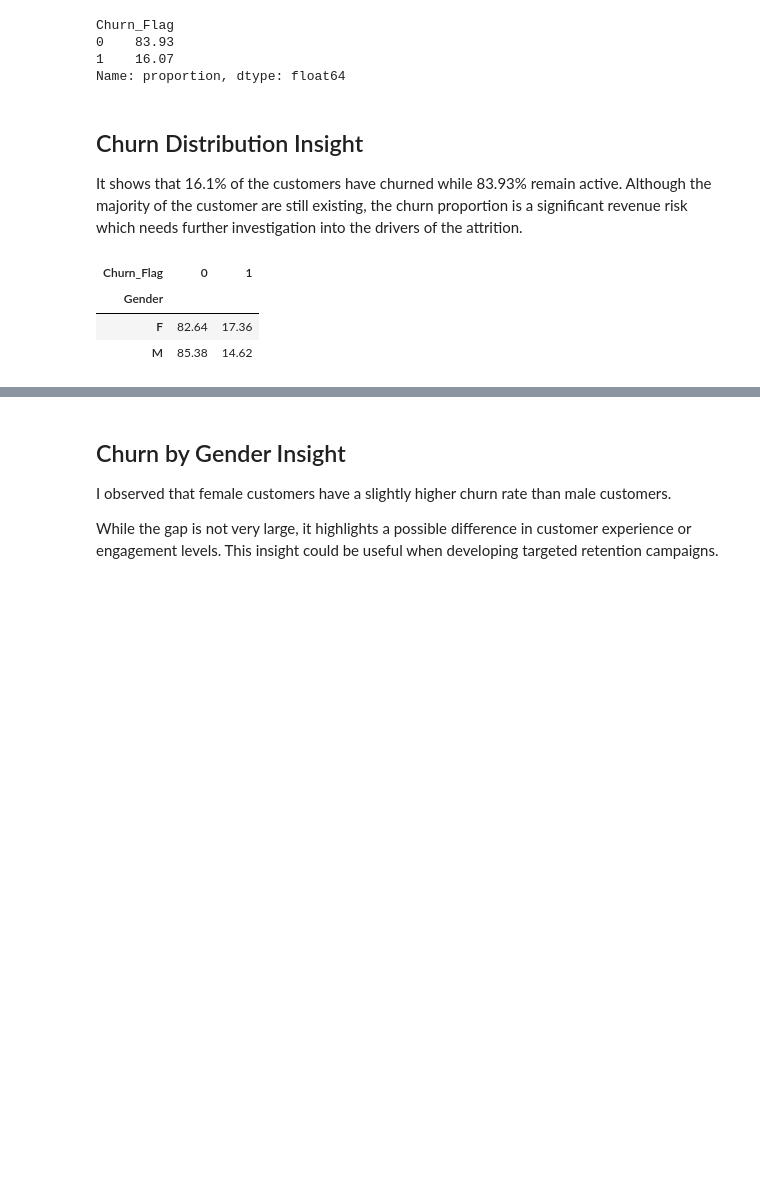
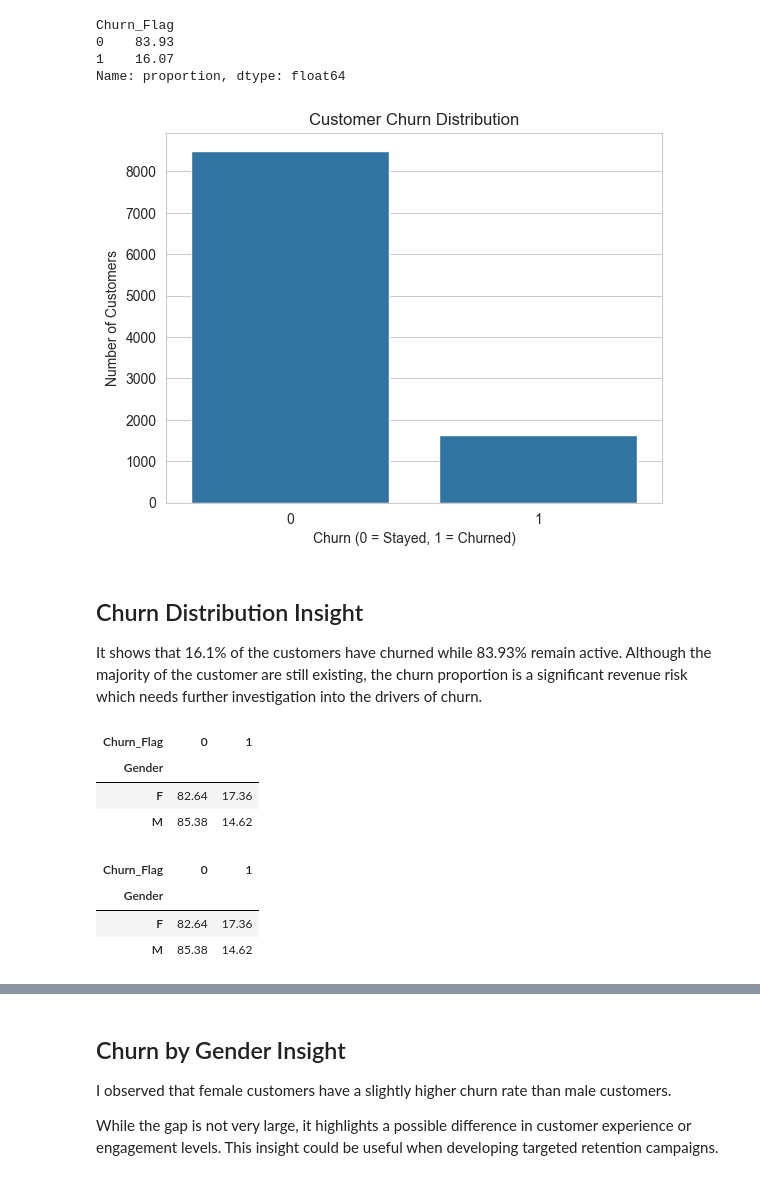
Before and after one commit to funmiafola/Credit_Card_Customer_Churn_Project, a Jupyter notebook: jupyter_notebooks/EDA_Churn_Analysis.ipynb, the cells around one changed output, grey strips where cells are left out. Saved outputs shown, nothing was run; the diff lists cells and outputs as text; code cells hidden in the pictures; blank space fills up the shorter version.

```diff
--- a/jupyter_notebooks/EDA_Churn_Analysis.ipynb
+++ b/jupyter_notebooks/EDA_Churn_Analysis.ipynb
@@ -30,9 +51,18 @@ Churn_Flag
 0    83.93
 1    16.07
 Name: proportion, dtype: float64
+# %%
+# Churn Chart
+sns.countplot(x="Churn_Flag", data=df_BankChurn)
+plt.title("Customer Churn Distribution")
+plt.xlabel("Churn (0 = Stayed, 1 = Churned)")
+plt.ylabel("Number of Customers")
+plt.show()
+# %% [output]
+[figure, added]
 # %% [markdown]
 ## Churn Distribution Insight
-It shows that 16.1% of the customers have churned while 83.93% remain active. Although the majority of the customer are still existing, the churn proportion is a significant revenue risk which needs further investigation into the drivers of the attrition.
+It shows that 16.1% of the customers have churned while 83.93% remain active. Although the majority of the customer are still existing, the churn proportion is a significant revenue risk which needs further investigation into the drivers of churn.
 # %%
 # Churn by Gender crosstab
 churn_gender = pd.crosstab(df_BankChurn["Gender"], df_BankChurn["Churn_Flag"], normalize="index") * 100
@@ -42,3 +72,12 @@ churn_gender.round(2)
 | Gender |  |  |
 | F | 82.64 | 17.36 |
 | M | 85.38 | 14.62 |
+# %%
+# Gender Churn
+churn_gender = pd.crosstab(df_BankChurn["Gender"], df_BankChurn["Churn_Flag"], normalize="index") * 100
+churn_gender.round(2)
+# %% [output]
+| Churn_Flag | 0 | 1 |
+| Gender |  |  |
+| F | 82.64 | 17.36 |
+| M | 85.38 | 14.62 |
```
Also changed, not shown: parts of 64 cells of this notebook, 1 other file.
